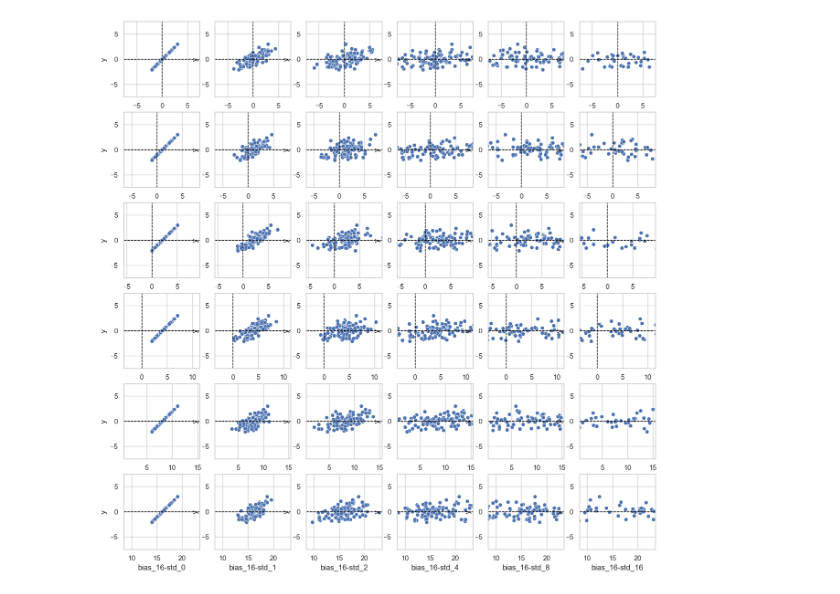
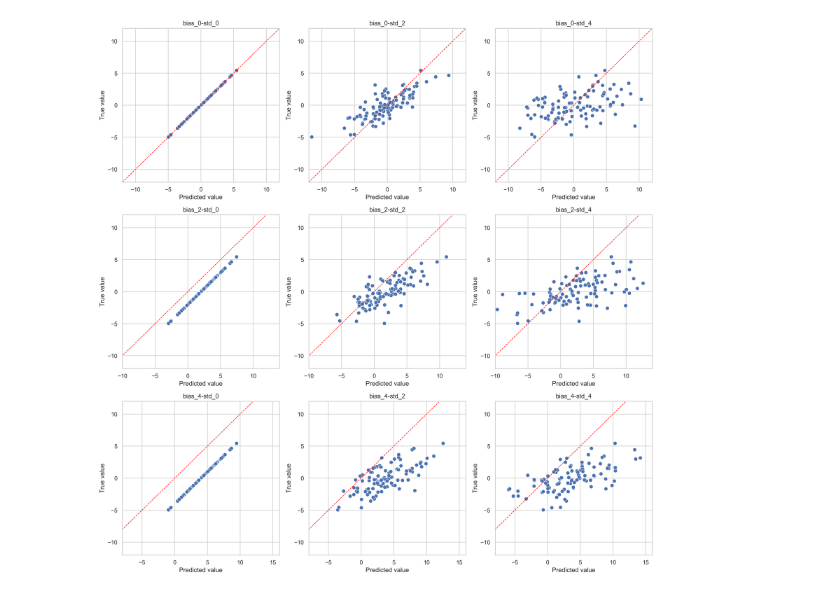
Before and after one commit to Niche-Lab/modeling-guide, a Jupyter notebook: visualization/study4.ipynb, the cells around one changed output. Cells and saved outputs as stored; diff of their text form; code cells hidden in the pictures.

Commit message:
study 4 visualization

```diff
--- a/visualization/study4.ipynb
+++ b/visualization/study4.ipynb
@@ -15,12 +0,0 @@ N_SAMPLE = 100000
-# %%
-evaluator = Evaluator("regression")
-y = np.random.normal(0, 1, N_SAMPLE)
-y_dict = dict()
-for b in BIAS:
-    for s in STD:
-        name = f'bias_{b}-std_{s}'
-        y_dict[name] = y + np.random.normal(b, s, N_SAMPLE)
-        evaluator.log(y, y_dict[name])
-df = pd.DataFrame(y_dict)
-df['y'] = y
-df
@@ -40,0 +5,3 @@ df
+# %%
+data_demo = pd.read_csv('../out/study4_demo.csv')
+data_demo.head()
@@ -41,19 +16,31 @@ df
 # %%
 # 3 by 3 subplots
-lim = 7.5
+BIAS = [0, 2, 4]
+STD = [0, 2, 4]
+nlim = 12; plim = nlim
 sns.set(style="whitegrid")
 n_subplots = len(BIAS)
-fig, axes = plt.subplots(n_subplots, n_subplots, figsize=(15, 15))
+fig, axes = plt.subplots(n_subplots, n_subplots, figsize=(15, 15), dpi=300)
 for i, b in enumerate(BIAS):
     for j, s in enumerate(STD):
         name = f'bias_{b}-std_{s}'
         # set range
-        axes[i, j].set_xlim(-lim + BIAS[i], lim + BIAS[i])
-        axes[i, j].set_ylim(-lim, lim)
+        # axes[i, j].set_xlim(-nlim + BIAS[i], plim + BIAS[i])
+        axes[i, j].set_xlim(-nlim + BIAS[i], plim + BIAS[i])
+        axes[i, j].set_ylim(-nlim, plim)
         # draw vertical and horizontal lines at 0
-        axes[i, j].axvline(0, color='black', linewidth=1, linestyle='--')
-        axes[i, j].axhline(0, color='black', linewidth=1, linestyle='--')
+        # axes[i, j].axvline(0, color='black', linewidth=1, linestyle='--')
+        # axes[i, j].axhline(0, color='black', linewidth=1, linestyle='--')
+        # perfect prediction line
+        axes[i, j].plot([-nlim, plim], [-nlim, plim], color='red',
+                        linewidth=1, linestyle='--')
         # scatter plots
-        sns.scatterplot(x=name, y="y", data=df.iloc[:100, :], ax=axes[i, j])
+        sns.scatterplot(x=name, y="y", data=data_demo, ax=axes[i, j], s=50)
+        axes[i, j].set_title(name)
+        axes[i, j].set_xlabel('Predicted value')
+        axes[i, j].set_ylabel('True value')
+# save
+plt.tight_layout()
+plt.savefig('../out/study4_demo.png', dpi=300)
 # %% [output]
-[figure, old version]
+[figure, new version]
```
Also changed, not shown: parts of 10 cells of this notebook, 11 other files.
